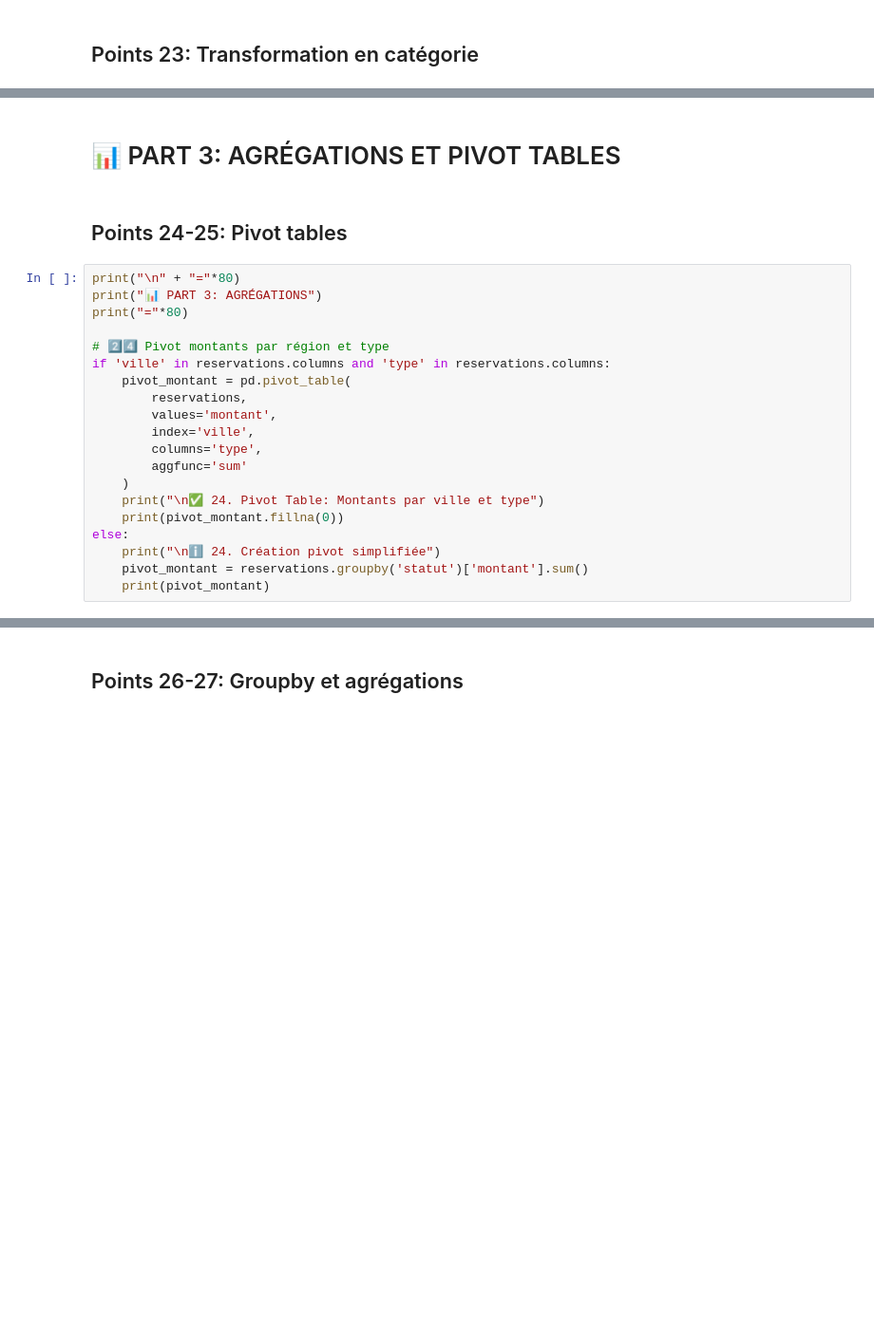
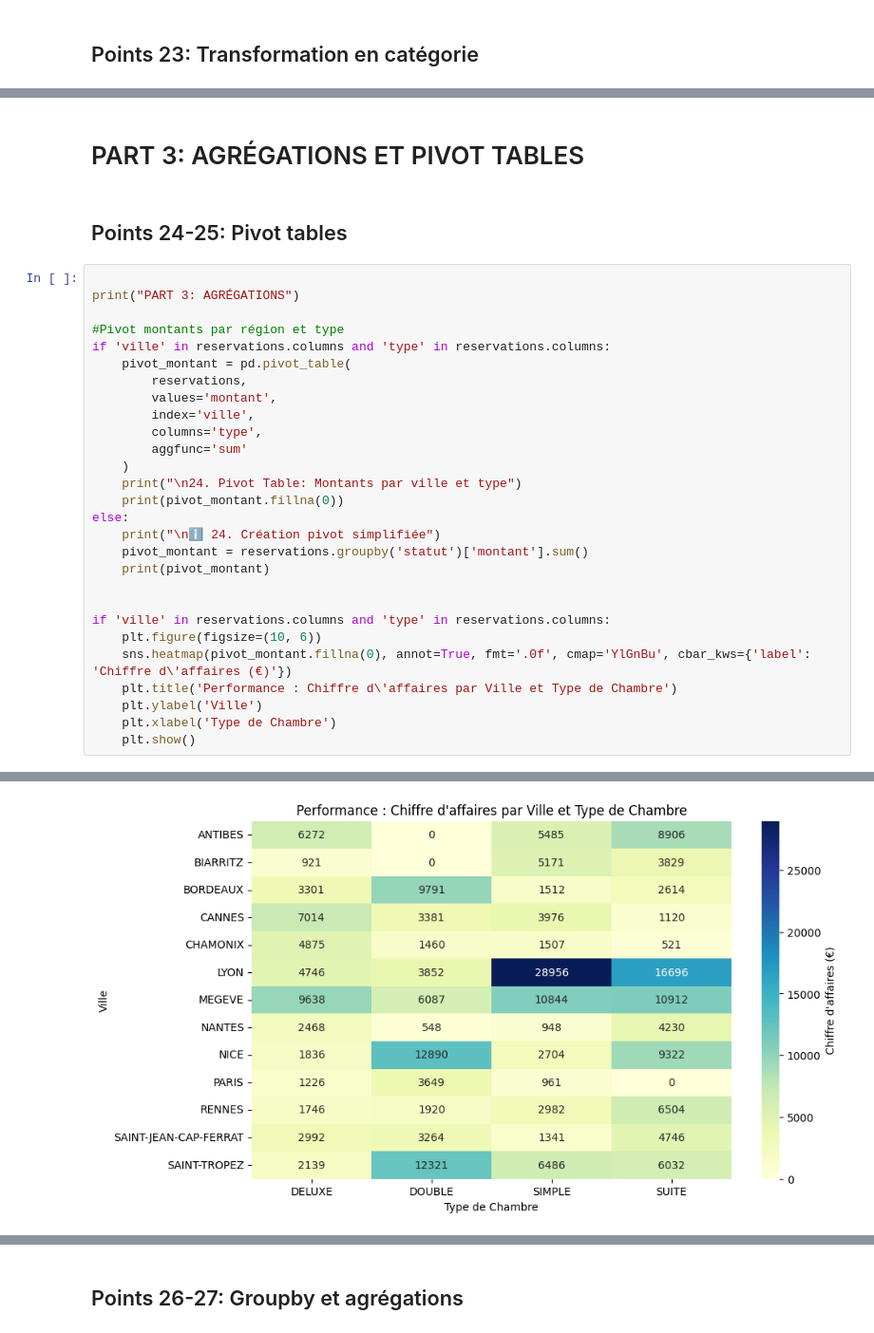
Before and after one commit to RaefGaied/projet_semestriel, a Jupyter notebook: backend/etl/etl_transformation.ipynb, the cells around one changed output, grey strips where cells are left out. Shown at 95% size. Saved outputs shown, nothing was run; the diff lists cells and outputs as text; blank space fills up the shorter version.

```diff
--- a/backend/etl/etl_transformation.ipynb
+++ b/backend/etl/etl_transformation.ipynb
@@ -630,13 +573,12 @@ NameError: name 'reservations' is not defined
 # %% [markdown]
-# 📊 PART 3: AGRÉGATIONS ET PIVOT TABLES
+#  PART 3: AGRÉGATIONS ET PIVOT TABLES
 # %% [markdown]
 ## Points 24-25: Pivot tables
 # %%
-print("\n" + "="*80)
-print("📊 PART 3: AGRÉGATIONS")
-print("="*80)
 
-# 2️⃣4️⃣ Pivot montants par région et type
+print("PART 3: AGRÉGATIONS")
+
+#Pivot montants par région et type
 if 'ville' in reservations.columns and 'type' in reservations.columns:
     pivot_montant = pd.pivot_table(
         reservations,
@@ -645,10 +587,19 @@ if 'ville' in reservations.columns and 'type' in reservations.columns:
         columns='type',
         aggfunc='sum'
     )
-    print("\n✅ 24. Pivot Table: Montants par ville et type")
+    print("\n24. Pivot Table: Montants par ville et type")
     print(pivot_montant.fillna(0))
 else:
-    print("\nℹ️ 24. Création pivot simplifiée")
+    print("\nℹ 24. Création pivot simplifiée")
     pivot_montant = reservations.groupby('statut')['montant'].sum()
     print(pivot_montant)
+
+
+if 'ville' in reservations.columns and 'type' in reservations.columns:
+    plt.figure(figsize=(10, 6))
+    sns.heatmap(pivot_montant.fillna(0), annot=True, fmt='.0f', cmap='YlGnBu', cbar_kws={'label': 'Chiffre d\'affaires (€)'})
+    plt.title('Performance : Chiffre d\'affaires par Ville et Type de Chambre')
+    plt.ylabel('Ville')
+    plt.xlabel('Type de Chambre')
+    plt.show()
 # %% [output]
@@ -663 +624,2 @@ INCONNUE    255874
+[figure, added]
 # %%
```
Also changed, not shown: parts of 28 cells of this notebook, 2 other files.
